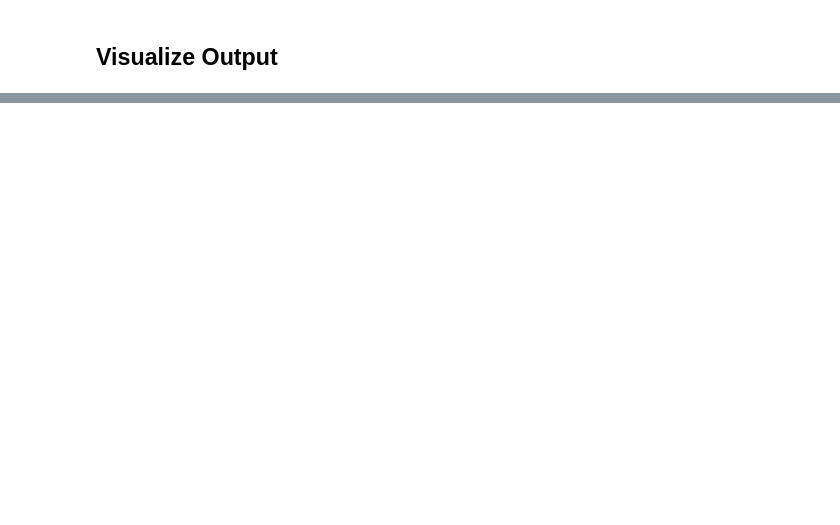
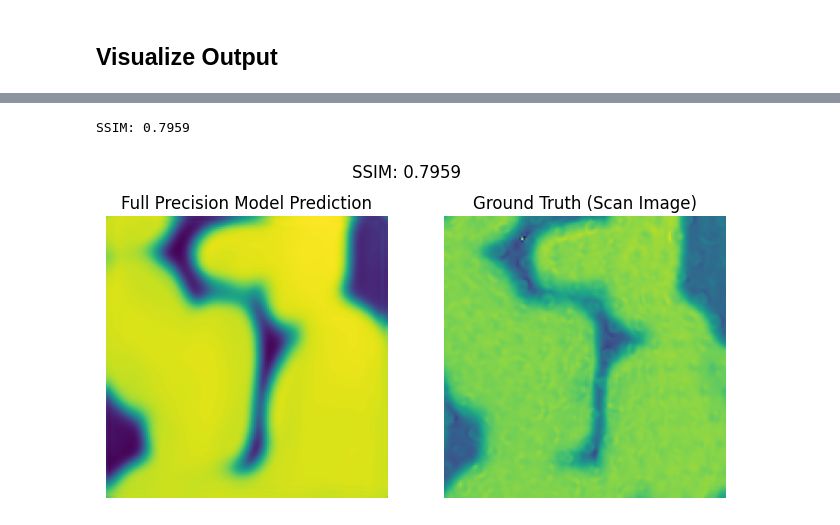
Before and after one commit to ANL-ASIC/Groq_PtychoNN, a Jupyter notebook: edgePtychoNN_testing.ipynb, the cells around one changed output, grey strips where cells are left out. Saved outputs shown, nothing was run; the diff lists cells and outputs as text; code cells hidden in the pictures; blank space fills up the shorter version.

```diff
--- a/edgePtychoNN_testing.ipynb
+++ b/edgePtychoNN_testing.ipynb
@@ -315,0 +319,59 @@ Output Stats - Min: -2.273747444152832 Max: 1.390967607498169 Mean: 0.0030222386
+# %%
+from skimage.metrics import structural_similarity as ssim
+
+def normalize(img):
+    return (img - img.min()) / (img.max() - img.min()) if img.max() > img.min() else img
+
+def visualize_single_sample_from_file(model, file_path, device):
+
+    # Load the data from the file directly
+    data = np.load(file_path)
+    input_image = torch.tensor(data["reciprocal"], dtype=torch.float32)
+    label_image = np.angle(data["real"])
+    label_image = torch.tensor(label_image, dtype=torch.float32)
+
+    # Take a specific sample
+    input_image = input_image[200].unsqueeze(0).unsqueeze(0).to(device)  # [1, 1, H, W]
+    label_image = label_image[200].unsqueeze(0).unsqueeze(0)  # [1, 1, H, W]
+
+    # Run model
+    model.eval()
+    with torch.no_grad():
+        output_image = model(input_image)
+
+    # Convert to numpy for comparison
+    output_np = output_image[0, 0].cpu().numpy()
+    label_np = label_image[0, 0].cpu().numpy()
+
+    # Normalize before SSIM
+    output_norm = normalize(output_np)
+    label_norm = normalize(label_np)
+
+    # Compute SSIM
+    ssim_score = ssim(output_norm, label_norm, data_range=1.0)
+    print(f"SSIM: {ssim_score:.4f}")
+
+
+    # Plot prediction and ground truth
+    plt.figure(figsize=(8, 4))
+
+    # Model Prediction
+    plt.subplot(1, 2, 1)
+    plt.imshow(output_image[0, 0].cpu().numpy(), cmap="viridis")
+    plt.title("Full Precision Model Prediction")
+    plt.axis("off")
+
+    # Ground Truth
+    plt.subplot(1, 2, 2)
+    plt.imshow(label_image[0, 0].cpu().numpy(), cmap="viridis")
+    plt.title("Ground Truth (Scan Image)")
+    plt.axis("off")
+
+    plt.suptitle(f"SSIM: {ssim_score:.4f}", fontsize=12)
+    plt.show()
+
+
+visualize_single_sample_from_file(model, "/home/sfowler/Downloads/NewScans/scan674.npz", device)
+# %% [output]
+SSIM: 0.7959
+[figure, added]
```
Also changed, not shown: parts of 5 cells of this notebook.
